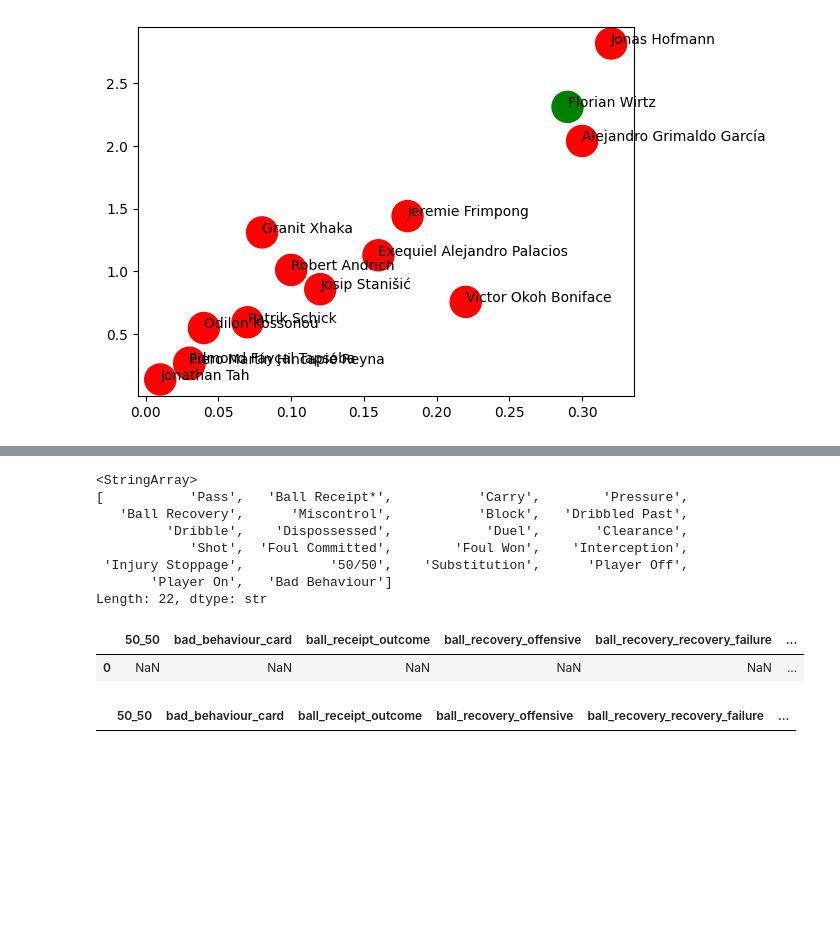
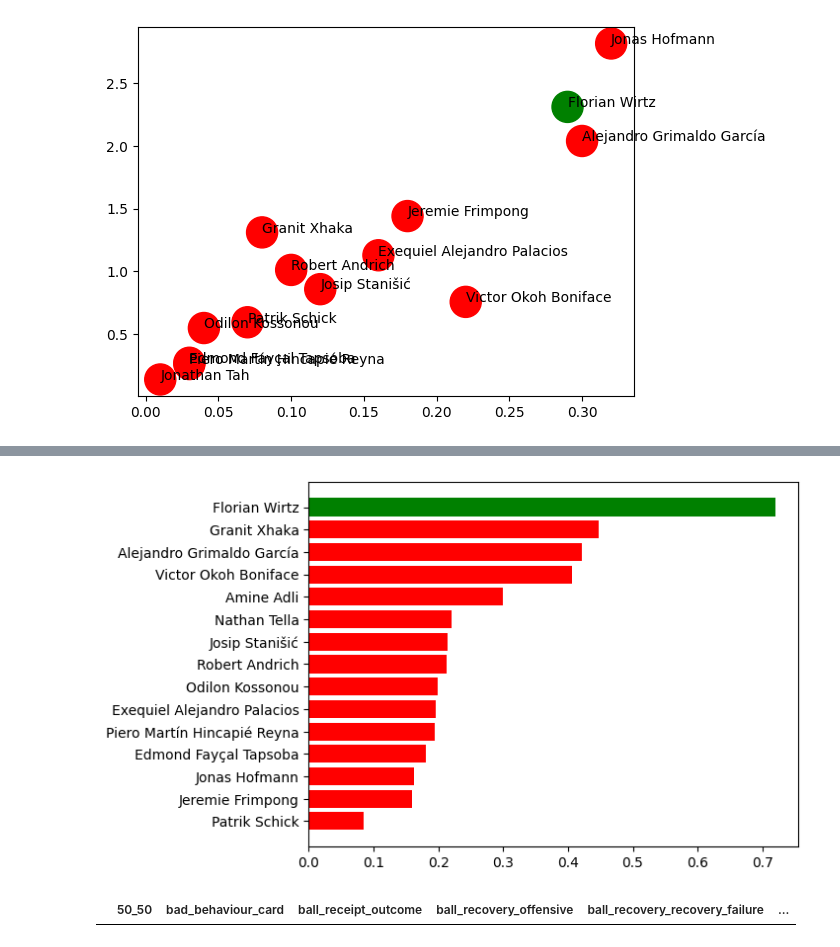
Before and after one commit to TobiaszKuc/_football_analysis, a Jupyter notebook: Jupyter Notebooks/WirtzProject/FlorianWirtzAnalysis.ipynb, the cells around one changed output, grey strips where cells are left out. Cells and saved outputs as stored; diff of their text form; code cells hidden in the pictures; blank space fills up the shorter version.

```diff
--- a/Jupyter Notebooks/WirtzProject/BayerLeverkusen.ipynb
+++ b/Jupyter Notebooks/WirtzProject/FlorianWirtzAnalysis.ipynb
@@ -409,5 +390,12 @@ comparison["TB from counter/90"] = round(comparison["Through balls from counter"
 comparison["TB from build-up/90"] = round(comparison["Through balls from build-up"]/comparison["per90"], 3)
 comparison = comparison.drop(labels = "per90", axis = 1)
 comparison = comparison.loc[:, ["player_id", "player_x", "Through balls from counter", "TB from counter/90", "Through balls from build-up", "TB from build-up/90"]]
-comparison.sort_values(by = "TB from build-up/90", ascending = False)
+comparison = comparison.sort_values(by = "TB from build-up/90", ascending = True)
+colors = []
+for _, row in comparison.iterrows():
+    if row["player_x"] == "Florian Wirtz":
+        colors.append("green")
+    else:
+        colors.append("red")
+bar_chart = plt.barh(y = comparison["player_x"], width = comparison["TB from build-up/90"], color = colors)
 # %% [output]
@@ -430,17 +402,2 @@ comparison.sort_values(by = "TB from build-up/90", ascending = False)
+[figure, added]
-# %%
-wirtz["type"].unique()
-# %% [output]
-<StringArray>
-[           'Pass',   'Ball Receipt*',           'Carry',        'Pressure',
-   'Ball Recovery',      'Miscontrol',           'Block',   'Dribbled Past',
-         'Dribble',    'Dispossessed',            'Duel',       'Clearance',
-            'Shot',  'Foul Committed',        'Foul Won',    'Interception',
- 'Injury Stoppage',           '50/50',    'Substitution',      'Player Off',
-       'Player On',   'Bad Behaviour']
-Length: 22, dtype: str
-# %%
-bl.head(1)
-# %% [output]
-|  | 50_50 | bad_behaviour_card | ball_receipt_outcome | ball_recovery_offensive | ball_recovery_recovery_failure | ... |
-| 0 | NaN | NaN | NaN | NaN | NaN | ... |
 # %%
```
Also changed, not shown: parts of 21 cells of this notebook.
